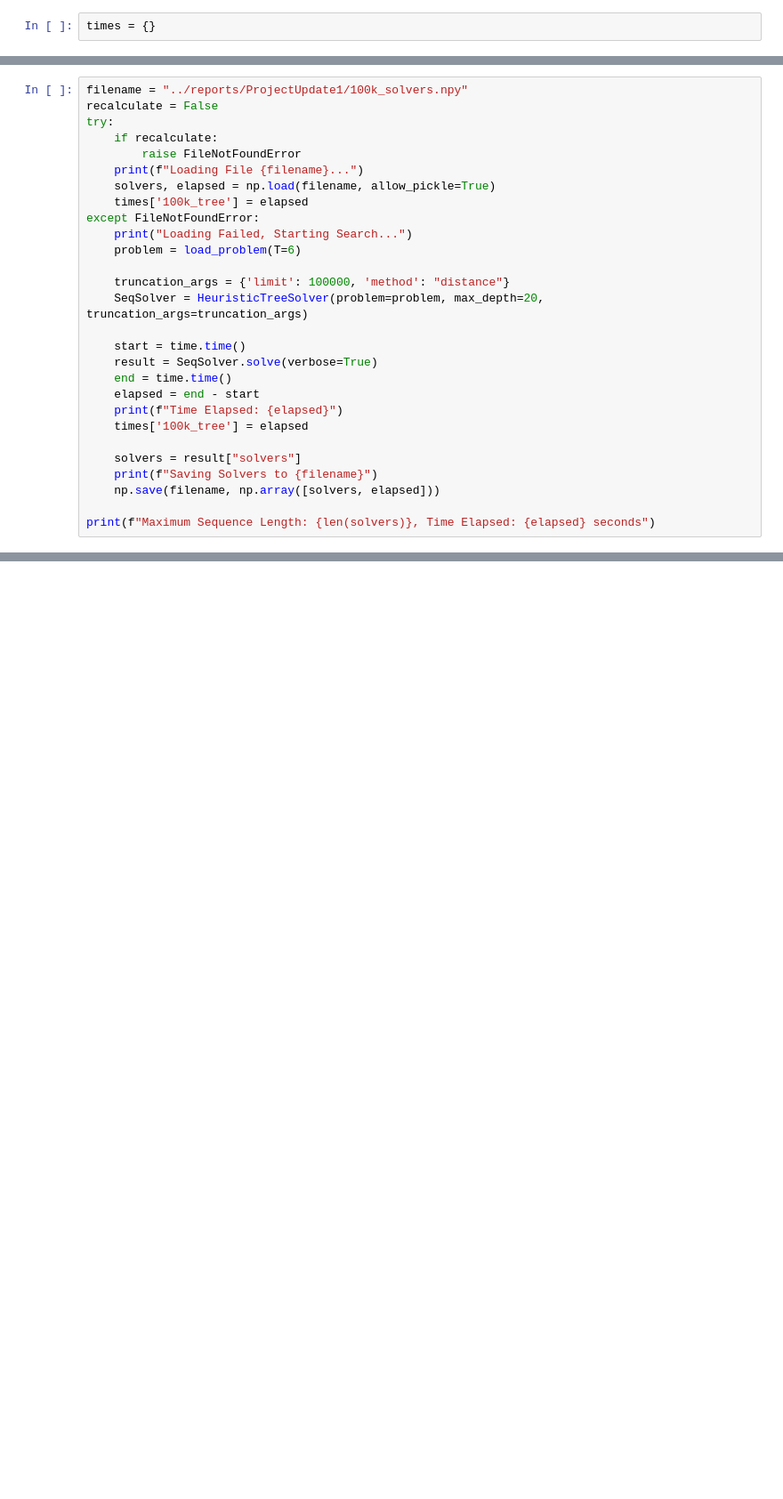
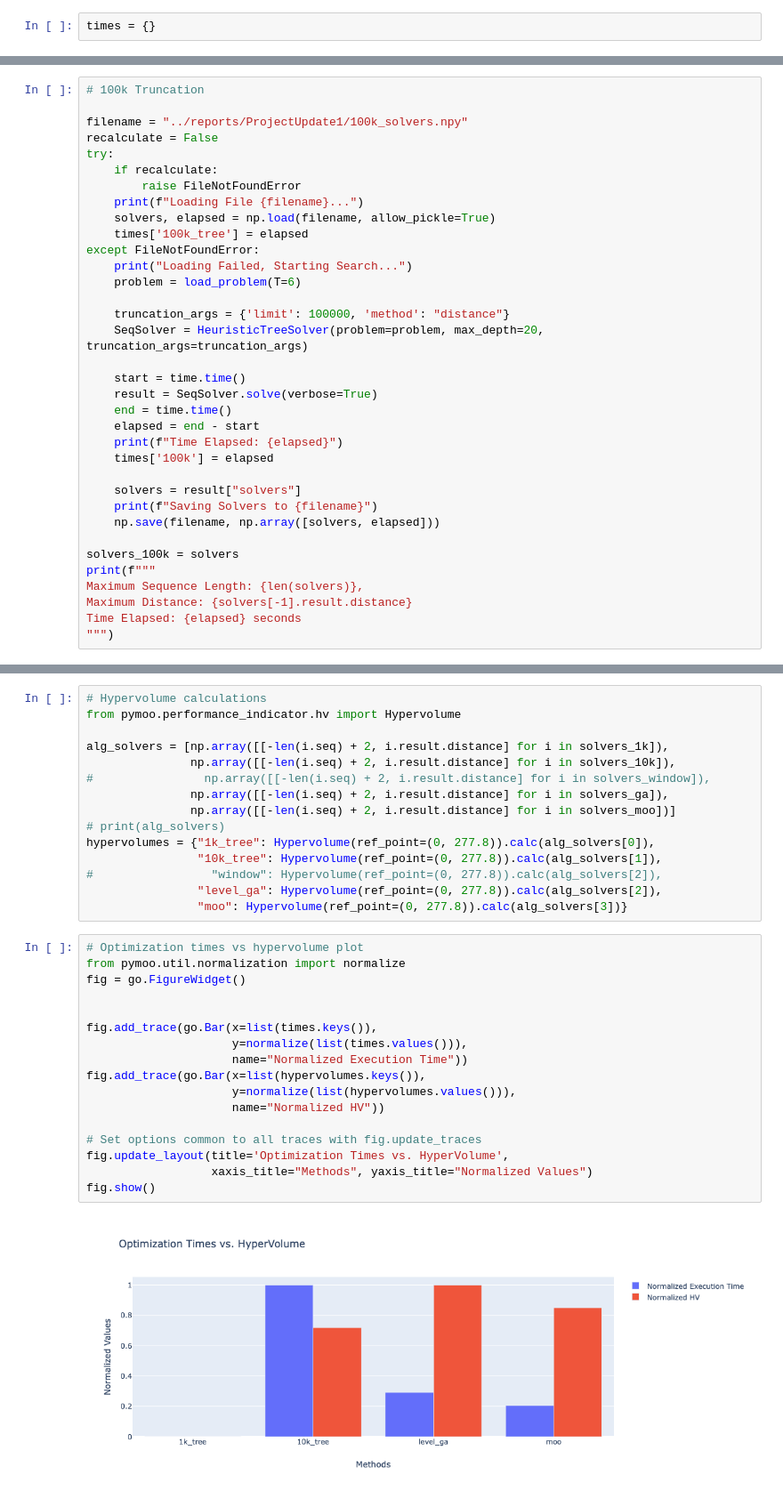
Before and after one commit to yashvesikar/DSP, a Jupyter notebook: notebooks/ProjectUpdate1.ipynb, the cells around one changed output, grey strips where cells are left out. Shown at 89% size. Cells and saved outputs as stored; diff of their text form; blank space fills up the shorter version.

```diff
--- a/notebooks/ProjectUpdate1.ipynb
+++ b/notebooks/ProjectUpdate1.ipynb
@@ -91,4 +136,6 @@ Maximum Sequence Length: 19, Time Elapsed: 891.8093531131744 seconds
 # %%
+# 100k Truncation
+
 filename = "../reports/ProjectUpdate1/100k_solvers.npy"
 recalculate = False
 try:
@@ -109,10 +156,15 @@ except FileNotFoundError:
     end = time.time()
     elapsed = end - start
     print(f"Time Elapsed: {elapsed}")
-    times['100k_tree'] = elapsed
+    times['100k'] = elapsed
 
     solvers = result["solvers"]
     print(f"Saving Solvers to {filename}")
     np.save(filename, np.array([solvers, elapsed]))
 
-print(f"Maximum Sequence Length: {len(solvers)}, Time Elapsed: {elapsed} seconds")
+solvers_100k = solvers
+print(f"""
+Maximum Sequence Length: {len(solvers)},
+Maximum Distance: {solvers[-1].result.distance}
+Time Elapsed: {elapsed} seconds
+""")
@@ -162,0 +334,34 @@ print(f"Maximum Sequence Length: {len(solvers)}, Time Elapsed: {elapsed} seconds
+# %%
+# Hypervolume calculations
+from pymoo.performance_indicator.hv import Hypervolume
+
+alg_solvers = [np.array([[-len(i.seq) + 2, i.result.distance] for i in solvers_1k]),
+               np.array([[-len(i.seq) + 2, i.result.distance] for i in solvers_10k]),
+#                np.array([[-len(i.seq) + 2, i.result.distance] for i in solvers_window]),
+               np.array([[-len(i.seq) + 2, i.result.distance] for i in solvers_ga]),
+               np.array([[-len(i.seq) + 2, i.result.distance] for i in solvers_moo])]
+# print(alg_solvers)
+hypervolumes = {"1k_tree": Hypervolume(ref_point=(0, 277.8)).calc(alg_solvers[0]),
+                "10k_tree": Hypervolume(ref_point=(0, 277.8)).calc(alg_solvers[1]),
+#                 "window": Hypervolume(ref_point=(0, 277.8)).calc(alg_solvers[2]),
+                "level_ga": Hypervolume(ref_point=(0, 277.8)).calc(alg_solvers[2]),
+                "moo": Hypervolume(ref_point=(0, 277.8)).calc(alg_solvers[3])}
+# %%
+# Optimization times vs hypervolume plot
+from pymoo.util.normalization import normalize
+fig = go.FigureWidget()
+
+
+fig.add_trace(go.Bar(x=list(times.keys()),
+                     y=normalize(list(times.values())),
+                     name="Normalized Execution Time"))
+fig.add_trace(go.Bar(x=list(hypervolumes.keys()),
+                     y=normalize(list(hypervolumes.values())),
+                     name="Normalized HV"))
+
+# Set options common to all traces with fig.update_traces
+fig.update_layout(title='Optimization Times vs. HyperVolume',
+                  xaxis_title="Methods", yaxis_title="Normalized Values")
+fig.show()
+# %% [output]
+[figure, added]
```
Also changed, not shown: parts of 16 cells of this notebook, 15 other files.
